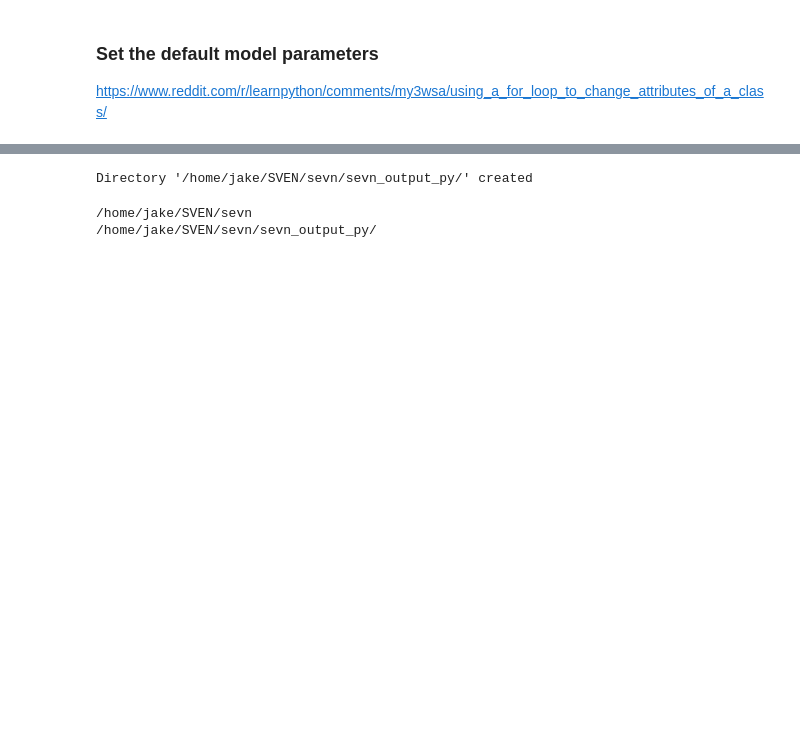
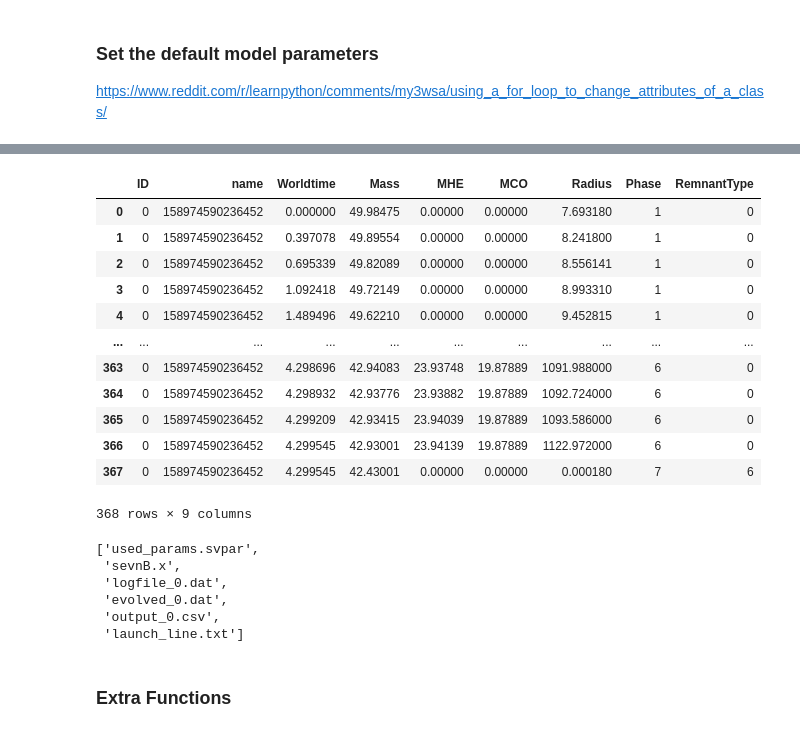
Before and after one commit to jjackson1994/SEVN_PyWrapper, a Jupyter notebook: SEVN_wrapper_param_input.ipynb, the cells around one changed output, grey strips where cells are left out. Drawn from its saved outputs; the diff is of its cells as text; code cells hidden in the pictures; blank space fills up the shorter version.

```diff
--- a/SEVN_wrapper_param_input.ipynb
+++ b/SEVN_wrapper_param_input.ipynb
@@ -313,0 +499,2 @@ LISTBIN: /home/jake/SVEN/sevn/run_scripts/listBin.dat, IBMODE: new, TABLES: /hom
+# %%
+sse_m.run(NTHREADS="4")
@@ -314,3 +519,30 @@ LISTBIN: /home/jake/SVEN/sevn/run_scripts/listBin.dat, IBMODE: new, TABLES: /hom
+# %%
+sse_m.output_df()
+# %% [output]
+|  | ID | name | Worldtime | Mass | MHE | MCO | Radius | Phase | RemnantType |
+| 0 | 0 | 158974590236452 | 0.000000 | 49.98475 | 0.00000 | 0.00000 | 7.693180 | 1 | 0 |
+| 1 | 0 | 158974590236452 | 0.397078 | 49.89554 | 0.00000 | 0.00000 | 8.241800 | 1 | 0 |
+| 2 | 0 | 158974590236452 | 0.695339 | 49.82089 | 0.00000 | 0.00000 | 8.556141 | 1 | 0 |
+| 3 | 0 | 158974590236452 | 1.092418 | 49.72149 | 0.00000 | 0.00000 | 8.993310 | 1 | 0 |
+| 4 | 0 | 158974590236452 | 1.489496 | 49.62210 | 0.00000 | 0.00000 | 9.452815 | 1 | 0 |
+| ... | ... | ... | ... | ... | ... | ... | ... | ... | ... |
+| 363 | 0 | 158974590236452 | 4.298696 | 42.94083 | 23.93748 | 19.87889 | 1091.988000 | 6 | 0 |
+| 364 | 0 | 158974590236452 | 4.298932 | 42.93776 | 23.93882 | 19.87889 | 1092.724000 | 6 | 0 |
+| 365 | 0 | 158974590236452 | 4.299209 | 42.93415 | 23.94039 | 19.87889 | 1093.586000 | 6 | 0 |
+| 366 | 0 | 158974590236452 | 4.299545 | 42.93001 | 23.94139 | 19.87889 | 1122.972000 | 6 | 0 |
+| 367 | 0 | 158974590236452 | 4.299545 | 42.43001 | 0.00000 | 0.00000 | 0.000180 | 7 | 6 |
+368 rows × 9 columns
+# %%
+os.listdir(m.output.OUTPATH)
+# %% [output]
+['used_params.svpar',
+ 'sevnB.x',
+ 'logfile_0.dat',
+ 'evolved_0.dat',
+ 'output_0.csv',
+ 'launch_line.txt']
+# %% [markdown]
+### Extra Functions
 # %%
 def clear_files(path):
     existing_files=os.listdir(path)
@@ -320,29 +552,3 @@ def clear_files(path):
             os.remove(path+"/" + item)
 
 clear_files(m.output.OUTPATH)
-# %%
-if not os.path.isdir(m.output.OUTPATH):
-    os.mkdir(m.output.OUTPATH)
-else:
-    clear_files(m.output.OUTPATH)
-
-## copy exe without any modules
-# open source file in read mode
-source = open(SEVNEXE, "rb")
-file_name=os.path.basename(SEVNEXE).split('/')[-1]
-dest = open(m.output.OUTPATH+"/"+file_name, "wb")
-dest.write(source.read())
-
-# close both files
-source.close()
-dest.close()
-
-print("Directory '%s' created" %m.output.OUTPATH)
-# %% [output]
-Directory '/home/jake/SVEN/sevn/sevn_output_py/' created
-# %%
-print(SEVN)
-print(m.output.OUTPATH)
-# %% [output]
-/home/jake/SVEN/sevn
-/home/jake/SVEN/sevn/sevn_output_py/
```
Also changed, not shown: parts of 36 cells of this notebook.
